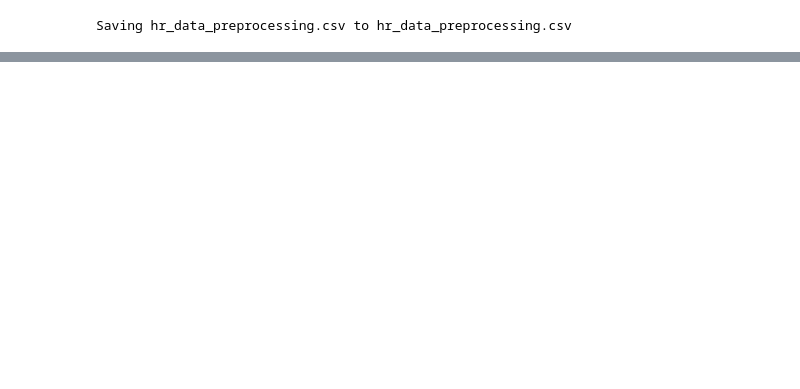
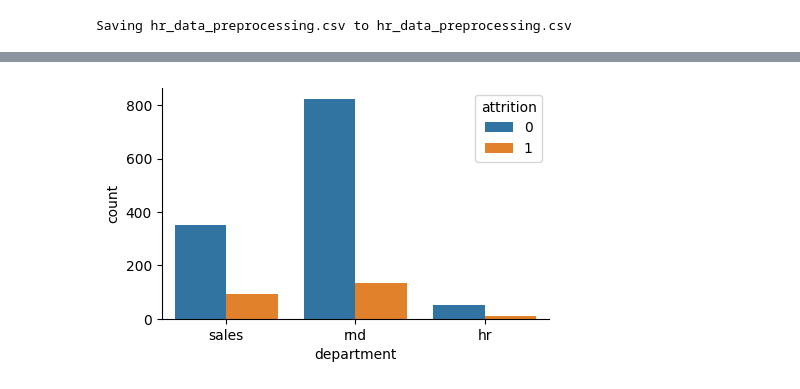
Before and after one commit to Hoyadeath/practice_AI, a Jupyter notebook: HR_EDA.ipynb, the cells around one changed output, grey strips where cells are left out. Cells and saved outputs as stored; diff of their text form; code cells hidden in the pictures; blank space fills up the shorter version.

```diff
--- a/HR_EDA.ipynb
+++ b/HR_EDA.ipynb
@@ -23,0 +55,6 @@ df
+# %%
+fig, ax = plt.subplots(figsize=(5,3))
+sns.countplot(data = df, x = "department", hue="attrition")
+ax.spines[["top","right"]].set_visible(False);
+# %% [output]
+[figure, added]
```
Also changed, not shown: parts of 12 cells of this notebook.
